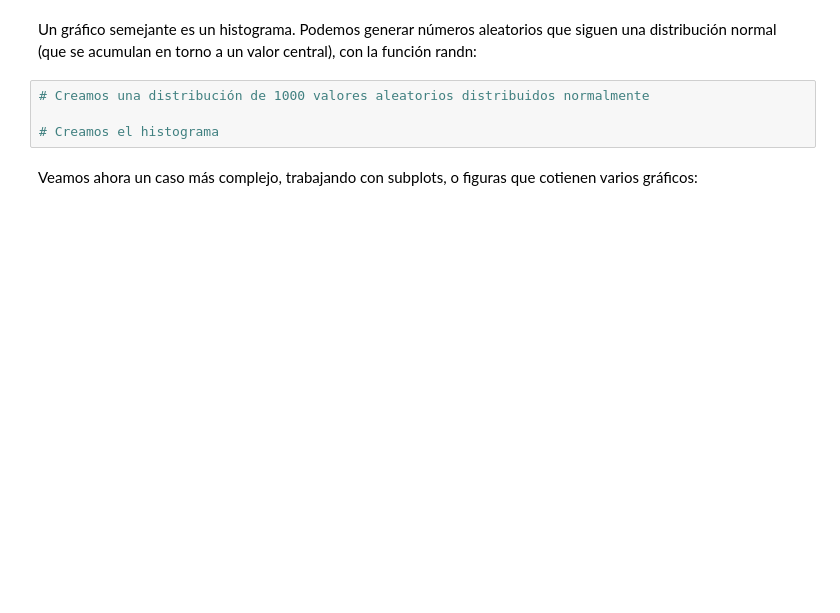
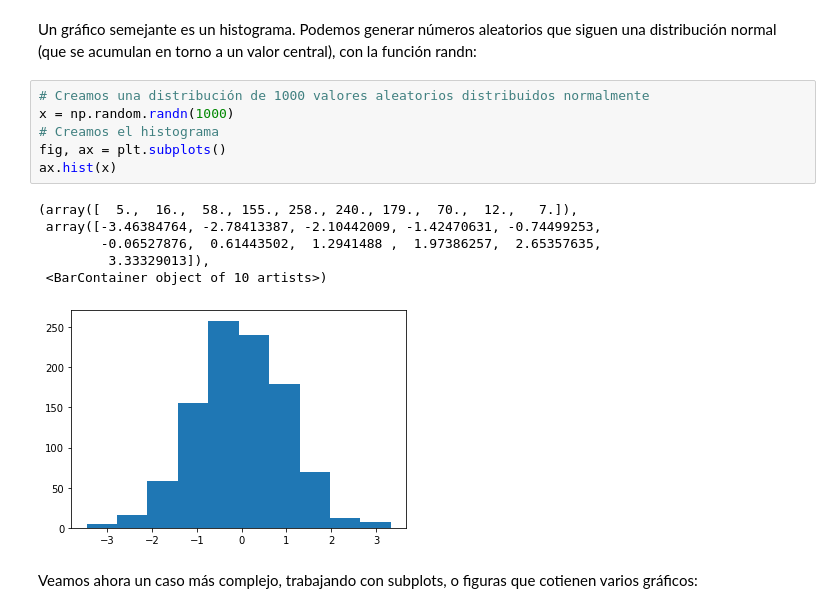
Before and after one commit to sszahinos/Python-Total-Course, a Jupyter notebook: Day 15 - Machine Learning/training/Python_TOTAL_Matplotlib.ipynb, the cells around one changed output. Saved outputs shown, nothing was run; the diff lists cells and outputs as text; blank space fills up the shorter version.

```diff
--- a/Day 15 - Machine Learning/training/Python_TOTAL_Matplotlib.ipynb
+++ b/Day 15 - Machine Learning/training/Python_TOTAL_Matplotlib.ipynb
@@ -106,8 +122,17 @@ Veamos ahora otro tipo de gráfico. Por ejemplo, un gráfico de barras, que por
 Un gráfico semejante es un histograma. Podemos generar números aleatorios que siguen una distribución normal (que se acumulan en torno a un valor central), con la función randn:
 # %%
 # Creamos una distribución de 1000 valores aleatorios distribuidos normalmente
-
+x = np.random.randn(1000)
 # Creamos el histograma
+fig, ax = plt.subplots()
+ax.hist(x)
+# %% [output]
+(array([  5.,  16.,  58., 155., 258., 240., 179.,  70.,  12.,   7.]),
+ array([-3.46384764, -2.78413387, -2.10442009, -1.42470631, -0.74499253,
+        -0.06527876,  0.61443502,  1.2941488 ,  1.97386257,  2.65357635,
+         3.33329013]),
+ <BarContainer object of 10 artists>)
+[figure, added]
 # %% [markdown]
 Veamos ahora un caso más complejo, trabajando con subplots, o figuras que cotienen varios gráficos:
 # %%
```
Also changed, not shown: parts of 8 cells of this notebook.
